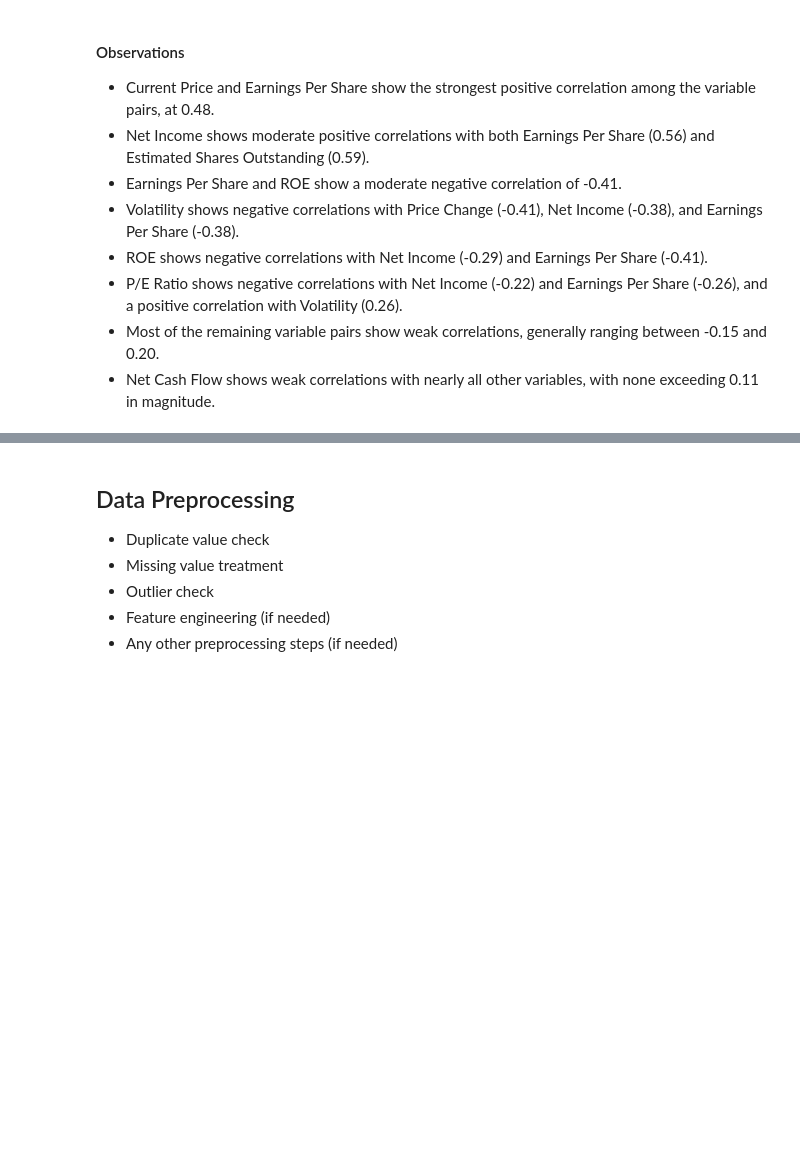
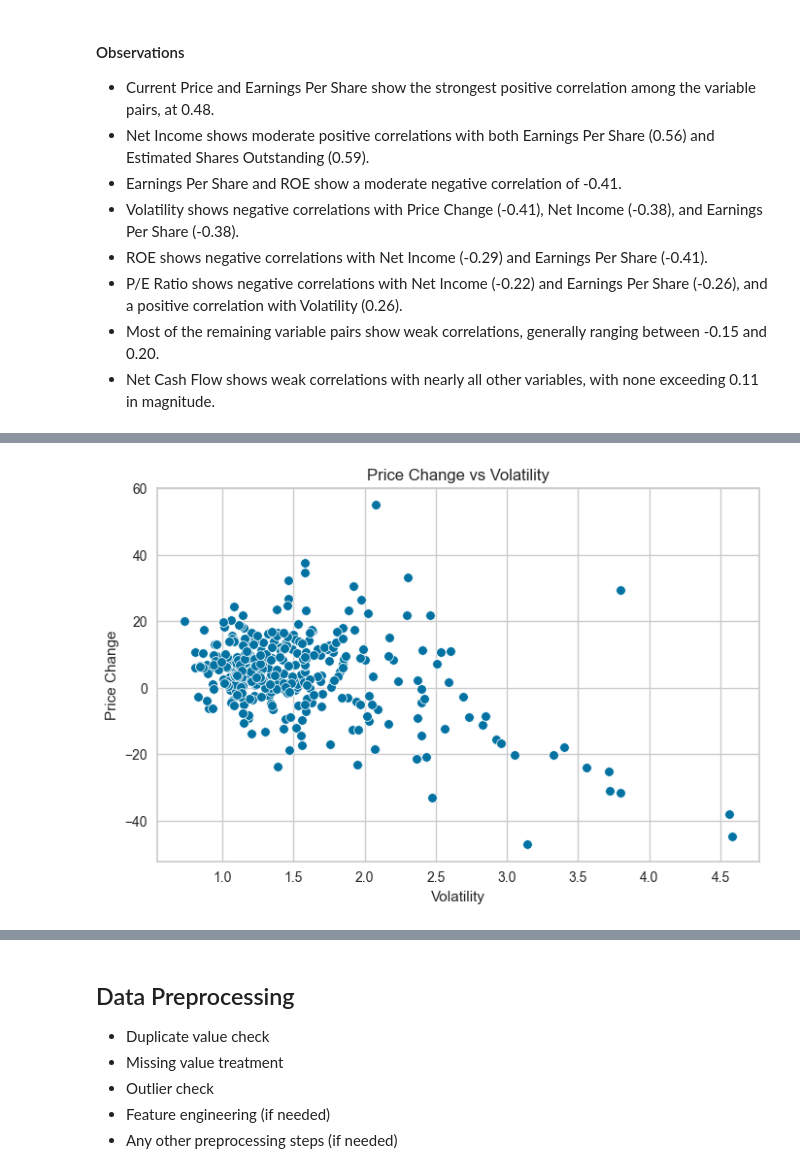
Before and after one commit to Irene-coder-dot/Trade-Ahead-Project, a Jupyter notebook: USL_Project_LearnerNotebook_FullCode.ipynb, the cells around one changed output, grey strips where cells are left out. Cells and saved outputs as stored; diff of their text form; code cells hidden in the pictures; blank space fills up the shorter version.

```diff
--- a/USL_Project_LearnerNotebook_FullCode.ipynb
+++ b/USL_Project_LearnerNotebook_FullCode.ipynb
@@ -320,0 +439,14 @@ plt.show()
+# %%
+# Price change vs Volatility
+plt.figure(figsize=(8, 5))
+
+sns.scatterplot(
+    data=Trade_df,
+    x='Volatility',
+    y='Price Change'
+)
+
+plt.title('Price Change vs Volatility')
+plt.show()
+# %% [output]
+[figure, added]
```
Also changed, not shown: parts of 11 cells of this notebook.
